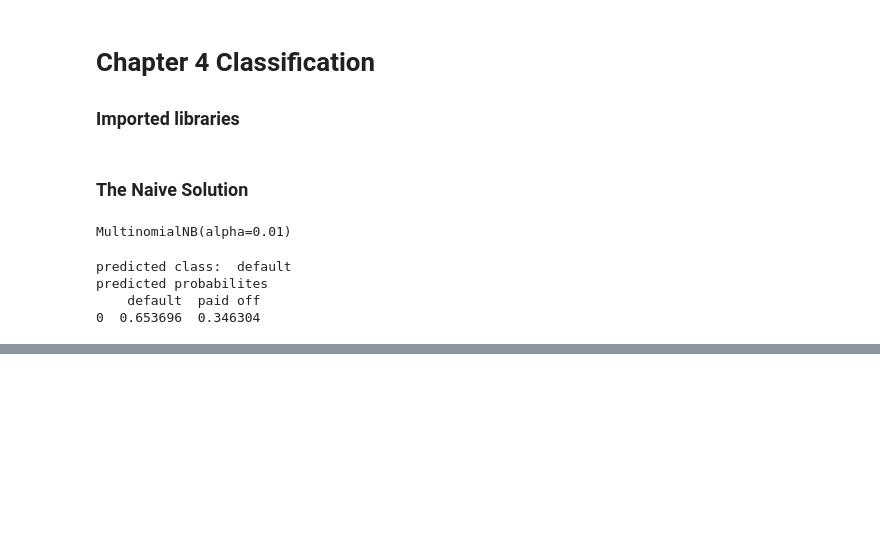
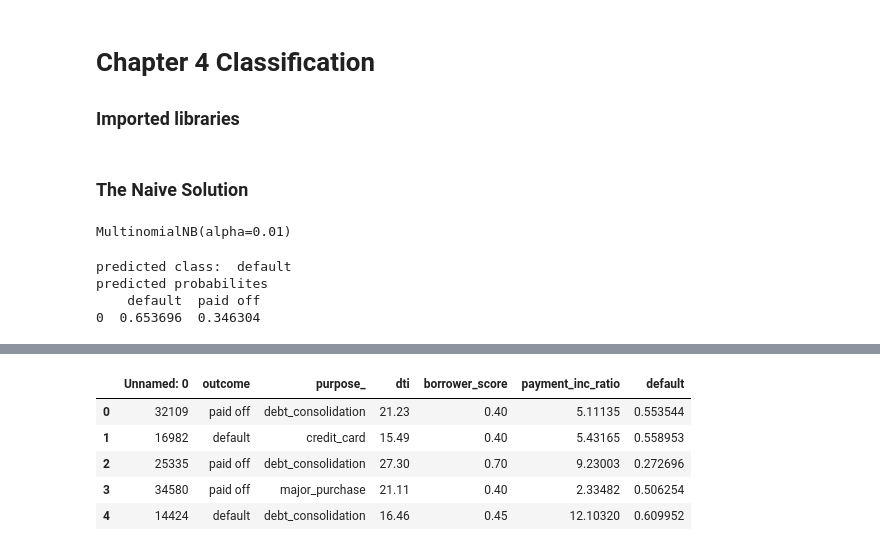
Before and after one commit to vikaschauhan734/practical_statistics_for_data_scientists, a Jupyter notebook: 05.ipynb, the cells around one changed output, grey strips where cells are left out. Saved outputs shown, nothing was run; the diff lists cells and outputs as text; code cells hidden in the pictures; blank space fills up the shorter version.

```diff
--- a/05.ipynb
+++ b/05.ipynb
@@ -38,0 +43,2 @@ predicted probabilites
+# %%
+loan3000 = pd.read_csv('loan3000.csv')
@@ -38,0 +72,19 @@ predicted probabilites
+# %%
+#Use scalings and center of means to determine decision boundary
+center = np.mean(loan_lda.means_, axis=0)
+slope = - loan_lda.scalings_[0] / loan_lda.scalings_[1]
+intercept = center[1] - center[0] * slope
+
+#payment_inc_ratio for borrower_score of 0 and 20
+x_0 = (0 - intercept) / slope
+x_20 = (20 - intercept) / slope
+
+lda_df = pd.concat([loan3000, pred['default']], axis=1)
+lda_df.head()
+# %% [output]
+|  | Unnamed: 0 | outcome | purpose_ | dti | borrower_score | payment_inc_ratio | default |
+| 0 | 32109 | paid off | debt_consolidation | 21.23 | 0.40 | 5.11135 | 0.553544 |
+| 1 | 16982 | default | credit_card | 15.49 | 0.40 | 5.43165 | 0.558953 |
+| 2 | 25335 | paid off | debt_consolidation | 27.30 | 0.70 | 9.23003 | 0.272696 |
+| 3 | 34580 | paid off | major_purchase | 21.11 | 0.40 | 2.33482 | 0.506254 |
+| 4 | 14424 | default | debt_consolidation | 16.46 | 0.45 | 12.10320 | 0.609952 |
```
Also changed, not shown: parts of 11 cells of this notebook.
